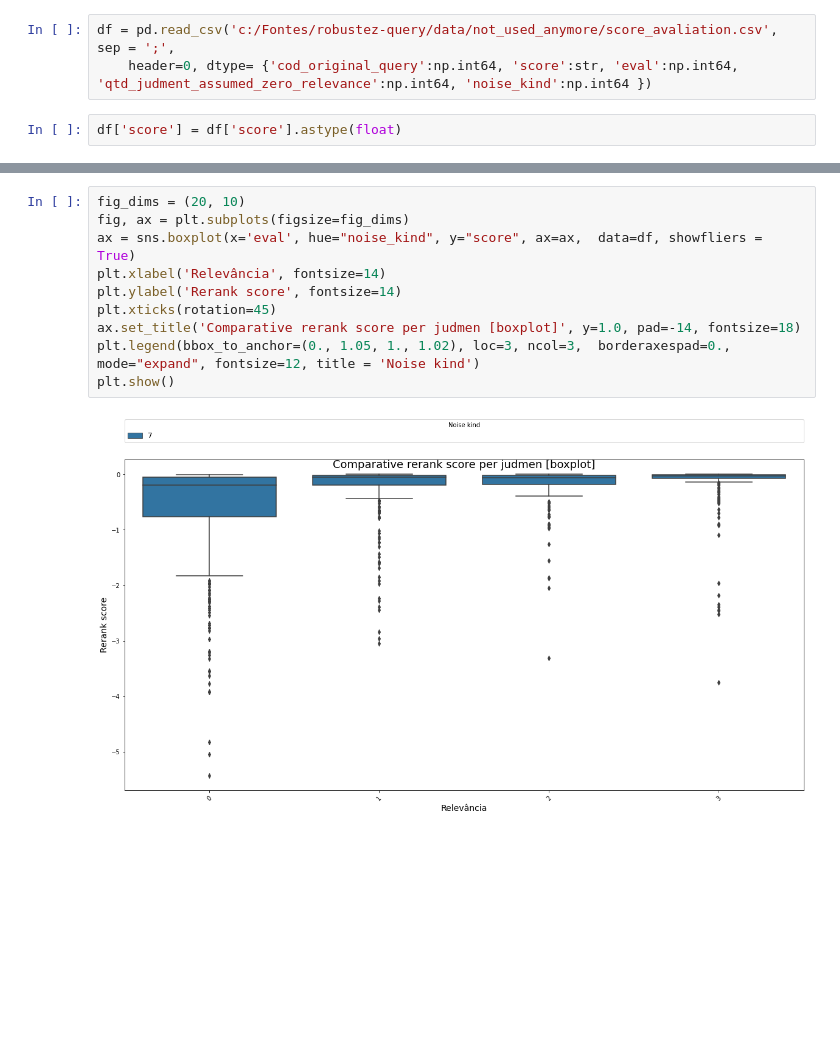
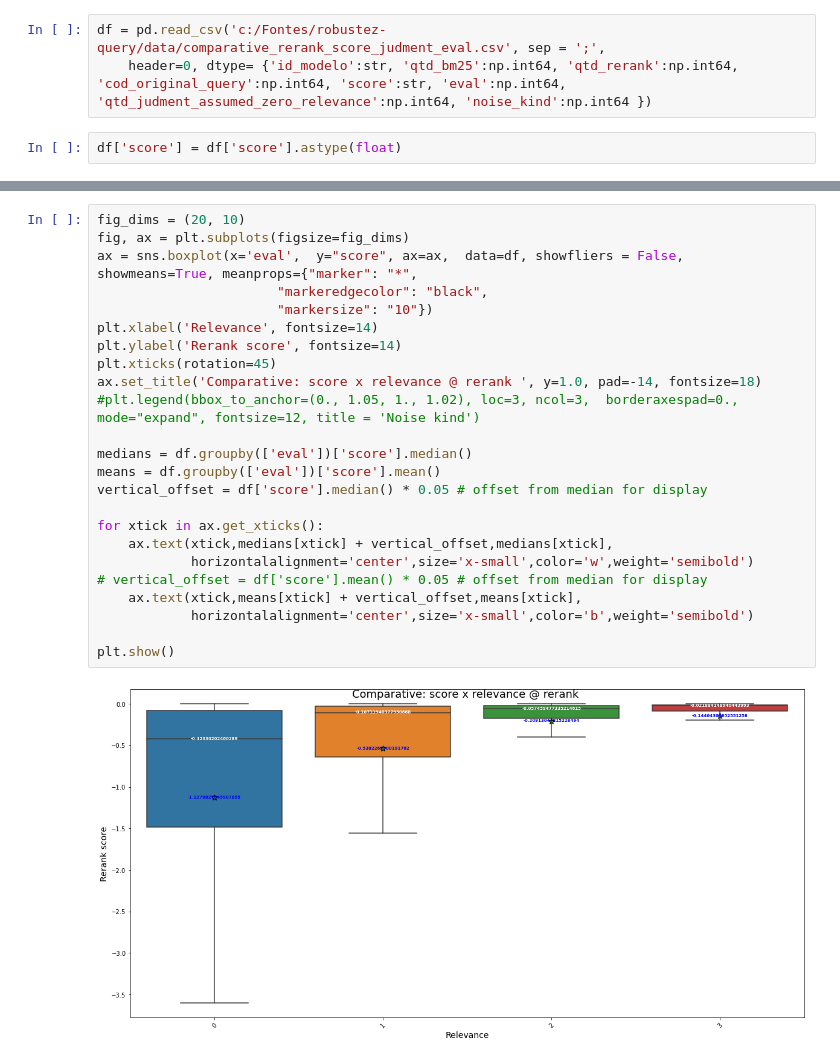
Before and after one commit to leonardo3108/robustez-query, a Jupyter notebook: code/analysis/explore_score_for_relevant_search_rerank.ipynb, the cells around one changed output, grey strips where cells are left out. Saved outputs shown, nothing was run; the diff lists cells and outputs as text; blank space fills up the shorter version.

Commit message:
comparative rerank score x judment evaluation

```diff
--- a/code/analysis/explore_score_for_relevant_search_rerank.ipynb
+++ b/code/analysis/explore_score_for_relevant_search_rerank.ipynb
@@ -14,8 +14,8 @@ print(sys.path)
 # %% [output]
 ['c:\\Fontes\\robustez-query\\code\\analysis', 'C:\\Users\\borela\\Miniconda3\\envs\\robustez-query\\python37.zip', 'C:\\Users\\borela\\Miniconda3\\envs\\robustez-query\\DLLs', 'C:\\Users\\borela\\Min ...
 # %%
-df = pd.read_csv('c:/Fontes/robustez-query/data/not_used_anymore/score_avaliation.csv', sep = ';',
-    header=0, dtype= {'cod_original_query':np.int64, 'score':str, 'eval':np.int64, 'qtd_judment_assumed_zero_relevance':np.int64, 'noise_kind':np.int64 })
+df = pd.read_csv('c:/Fontes/robustez-query/data/comparative_rerank_score_judment_eval.csv', sep = ';',
+    header=0, dtype= {'id_modelo':str, 'qtd_bm25':np.int64, 'qtd_rerank':np.int64, 'cod_original_query':np.int64, 'score':str, 'eval':np.int64, 'qtd_judment_assumed_zero_relevance':np.int64, 'noise_kind':np.int64 })
 # %%
 df['score'] = df['score'].astype(float)
 # %%
@@ -40,12 +120,26 @@ df.groupby('eval').agg({'score':['mean', 'count', 'median', 'min', 'max', 'std',
 # %%
 fig_dims = (20, 10)
 fig, ax = plt.subplots(figsize=fig_dims)
-ax = sns.boxplot(x='eval', hue="noise_kind", y="score", ax=ax,  data=df, showfliers = True)
-plt.xlabel('Relevância', fontsize=14)
+ax = sns.boxplot(x='eval',  y="score", ax=ax,  data=df, showfliers = False, showmeans=True, meanprops={"marker": "*",
+                       "markeredgecolor": "black",
+                       "markersize": "10"})
+plt.xlabel('Relevance', fontsize=14)
 plt.ylabel('Rerank score', fontsize=14)
 plt.xticks(rotation=45)
-ax.set_title('Comparative rerank score per judmen [boxplot]', y=1.0, pad=-14, fontsize=18)
-plt.legend(bbox_to_anchor=(0., 1.05, 1., 1.02), loc=3, ncol=3,  borderaxespad=0., mode="expand", fontsize=12, title = 'Noise kind')
+ax.set_title('Comparative: score x relevance @ rerank ', y=1.0, pad=-14, fontsize=18)
+#plt.legend(bbox_to_anchor=(0., 1.05, 1., 1.02), loc=3, ncol=3,  borderaxespad=0., mode="expand", fontsize=12, title = 'Noise kind')
+
+medians = df.groupby(['eval'])['score'].median()
+means = df.groupby(['eval'])['score'].mean()
+vertical_offset = df['score'].median() * 0.05 # offset from median for display
+
+for xtick in ax.get_xticks():
+    ax.text(xtick,medians[xtick] + vertical_offset,medians[xtick],
+            horizontalalignment='center',size='x-small',color='w',weight='semibold')
+# vertical_offset = df['score'].mean() * 0.05 # offset from median for display
+    ax.text(xtick,means[xtick] + vertical_offset,means[xtick],
+            horizontalalignment='center',size='x-small',color='b',weight='semibold')
+
 plt.show()
 # %% [output]
-[figure, old version]
+[figure, new version]
```
Also changed, not shown: parts of 8 cells of this notebook, 2 other files.
